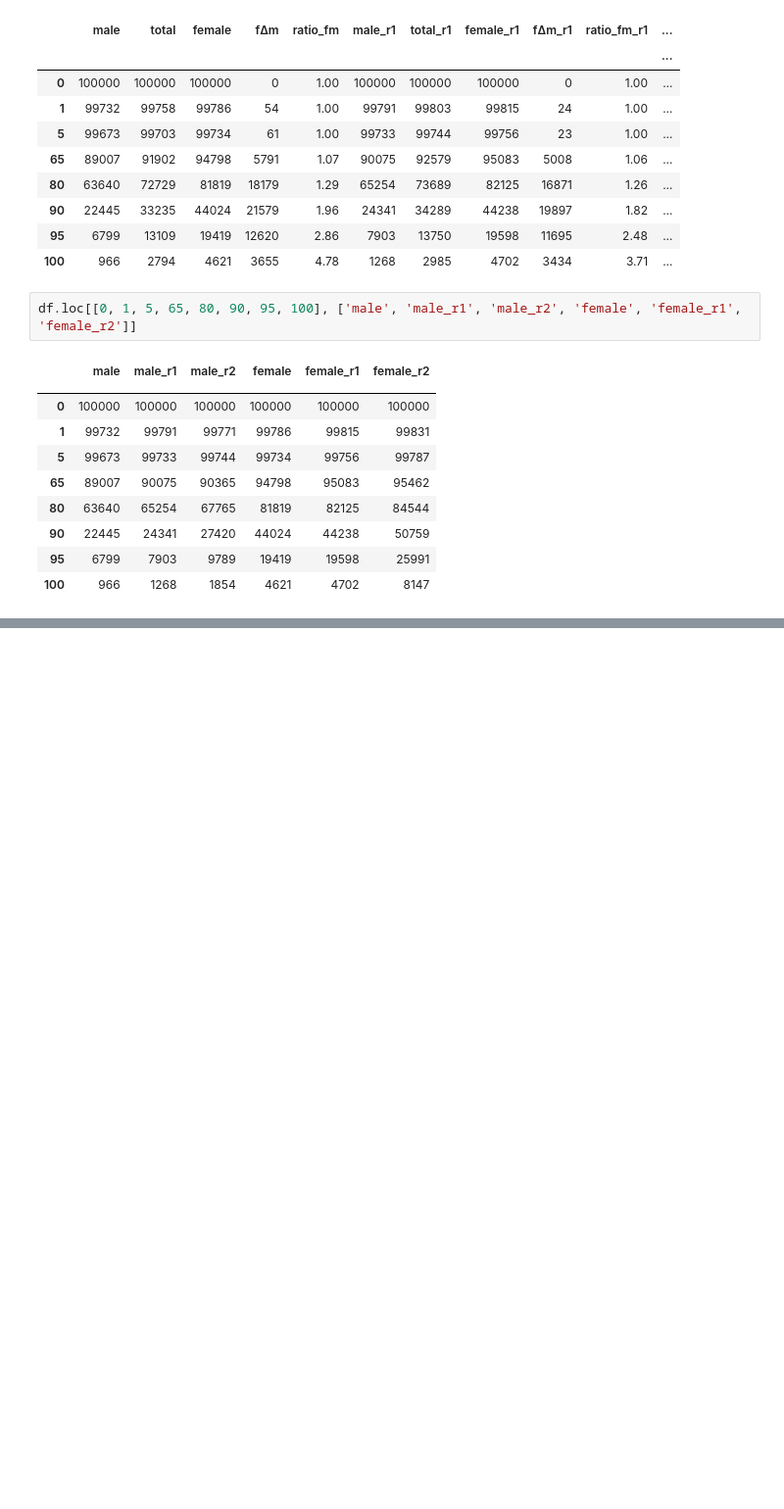
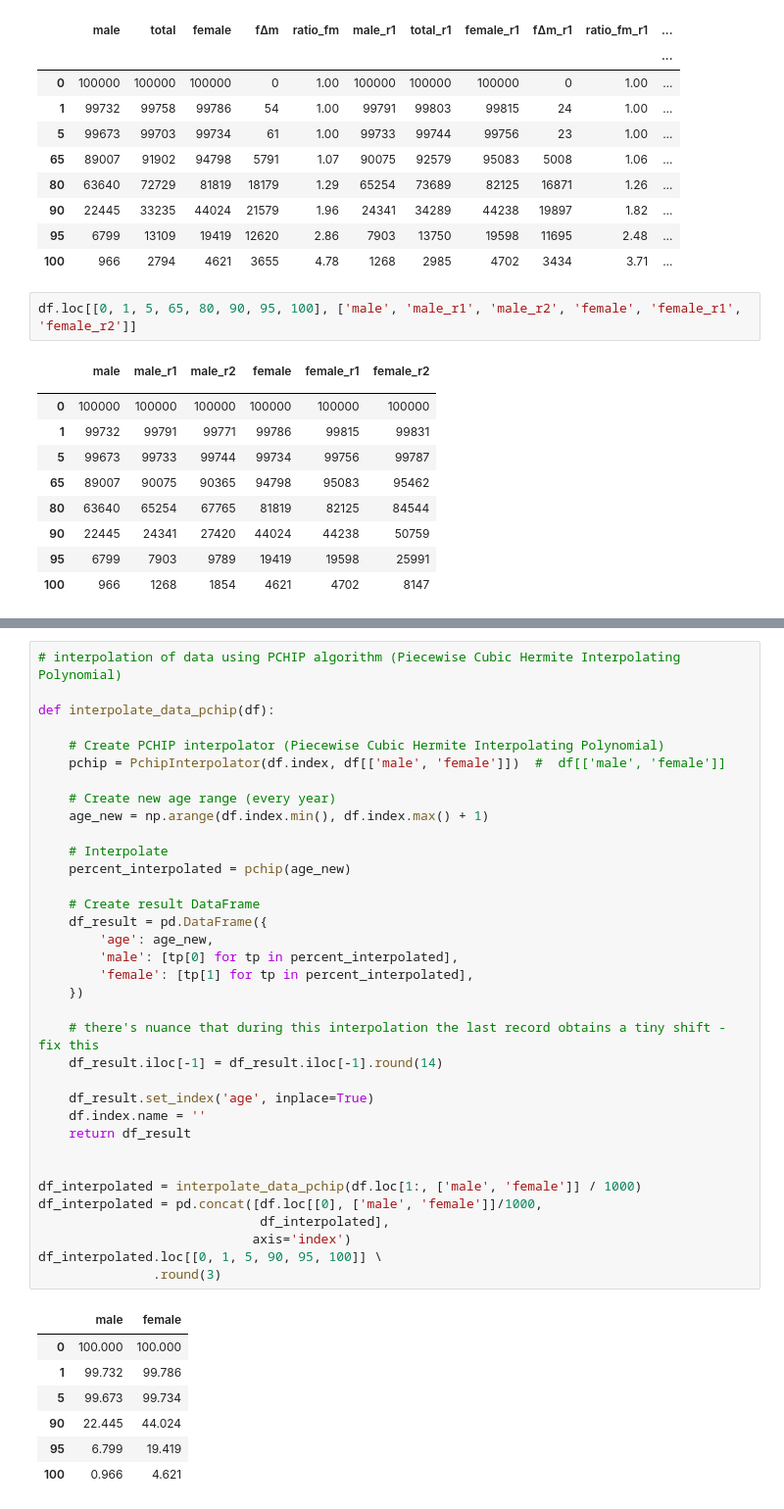
Before and after one commit to Lady3mlnm/Mini-programs-for-calculation-of-life-expectancy-in-countries, a Jupyter notebook: regions_South_Korea/South_Korea_Survival.ipynb, the cells around one changed output, grey strips where cells are left out. Shown at 98% size. Drawn from its saved outputs; the diff is of its cells as text; blank space fills up the shorter version.

```diff
--- a/regions_South_Korea/South_Korea_Survival.ipynb
+++ b/regions_South_Korea/South_Korea_Survival.ipynb
@@ -196,0 +240,43 @@ with open('output/Table code for percentage surviving extended -en.txt', 'w', en
+# %%
+# interpolation of data using PCHIP algorithm (Piecewise Cubic Hermite Interpolating Polynomial)
+
+def interpolate_data_pchip(df):
+
+    # Create PCHIP interpolator (Piecewise Cubic Hermite Interpolating Polynomial)
+    pchip = PchipInterpolator(df.index, df[['male', 'female']])  #  df[['male', 'female']]
+
+    # Create new age range (every year)
+    age_new = np.arange(df.index.min(), df.index.max() + 1)
+
+    # Interpolate
+    percent_interpolated = pchip(age_new)
+
+    # Create result DataFrame
+    df_result = pd.DataFrame({
+        'age': age_new,
+        'male': [tp[0] for tp in percent_interpolated],
+        'female': [tp[1] for tp in percent_interpolated],
+    })
+
+    # there's nuance that during this interpolation the last record obtains a tiny shift - fix this
+    df_result.iloc[-1] = df_result.iloc[-1].round(14)
+
+    df_result.set_index('age', inplace=True)
+    df.index.name = ''
+    return df_result
+
+
+df_interpolated = interpolate_data_pchip(df.loc[1:, ['male', 'female']] / 1000)
+df_interpolated = pd.concat([df.loc[[0], ['male', 'female']]/1000,
+                             df_interpolated],
+                            axis='index')
+df_interpolated.loc[[0, 1, 5, 90, 95, 100]] \
+               .round(3)
+# %% [output]
+|  | male | female |
+| 0 | 100.000 | 100.000 |
+| 1 | 99.732 | 99.786 |
+| 5 | 99.673 | 99.734 |
+| 90 | 22.445 | 44.024 |
+| 95 | 6.799 | 19.419 |
+| 100 | 0.966 | 4.621 |
```
Also changed, not shown: parts of 18 cells of this notebook, 5 other files.
